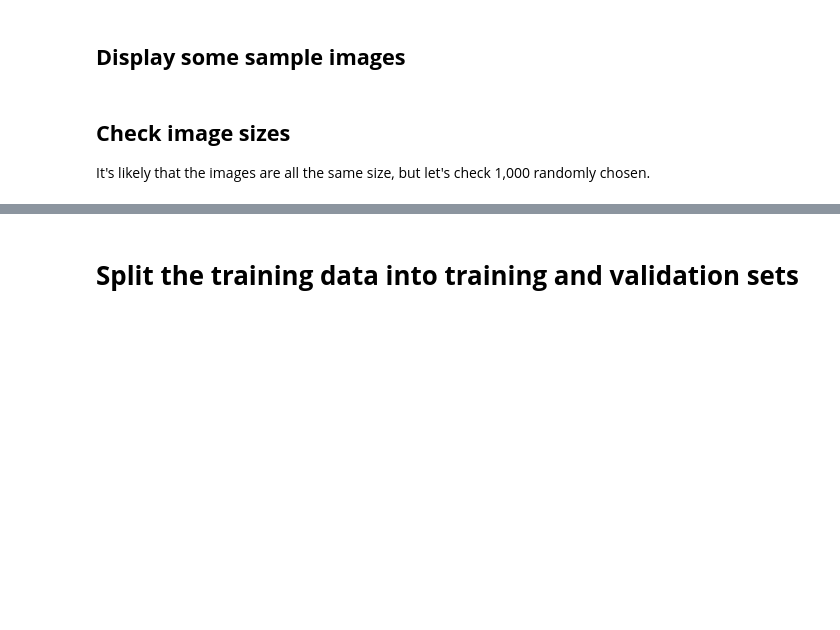
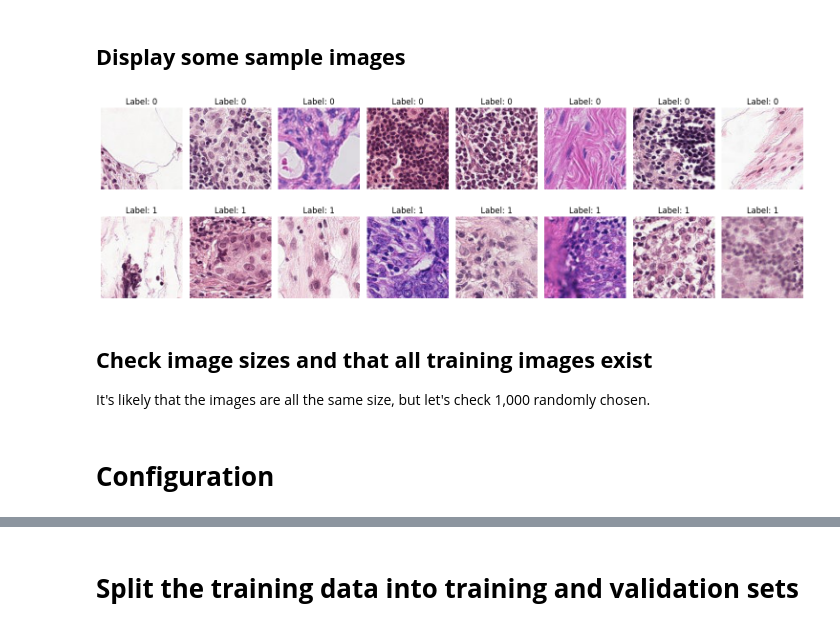
Before and after one commit to OlaKlingberg/Cancer-Detection, a Jupyter notebook: dtsa-5511-m3-cnn-cancer-detection.ipynb, the cells around one changed output, grey strips where cells are left out. Cells and saved outputs as stored; diff of their text form; code cells hidden in the pictures; blank space fills up the shorter version.

```diff
--- a/dtsa-5511-m3-cnn-cancer-detection.ipynb
+++ b/dtsa-5511-m3-cnn-cancer-detection.ipynb
@@ -52,9 +68,9 @@ test_dir = os.path.join(main_dir, 'test/')
 # **Data**
 # %%
 # Load the training id:s and labels
-train_ids = pd.read_csv(main_dir + 'train_labels.csv')
+train_ids_full = pd.read_csv(main_dir + 'train_labels.csv')
 
-train_ids.head()
+train_ids_full.head()
 # %% [output]
 |  | id | label |
 | 0 | f38a6374c348f90b587e046aac6079959... | 0 |
@@ -91,14 +107,14 @@ plt.show()
 [figure]
 # %%
 # Add ".tif" to the id:s (unless it's already been done)
-if train_ids['id'][0][-4:] != '.tif':
-    train_ids['id'] = train_ids['id'] + '.tif'
+if train_ids_full['id'][0][-4:] != '.tif':
+    train_ids_full['id'] = train_ids_full['id'] + '.tif'
 
 if test_ids['id'][0][-4:] != '.tif':
     test_ids['id'] = test_ids['id'] + '.tif'
 
 # Check the results
-print(train_ids.head())
+print(train_ids_full.head())
 print(test_ids.head())
 # %% [output]
                                              id  label
@@ -148,25 +136,27 @@ train_ids[~train_ids['id'].isin(train_directory_file_set)]
 # %%
 # Set up a grid of 2 rows and 8 columns
 fig, axes = plt.subplots(2, 8, figsize = (15, 5))
 
 # Flatten the axes array for easy iteration
 axes = axes.flatten()
 
 # Display 5 images of each class
 i = 0 # Indes for the axes array
-for label in ["0", "1"]:
-    sample_ids = train_ids[train_ids['label'] == label]['id'].head(8)
+for label in [0, 1]:
+    sample_ids = train_ids_full[train_ids_full['label'] == label]['id'].head(8)
     for img_id in sample_ids:
         img_path = train_dir + img_id
         img = Image.open(img_path)
         axes[i].imshow(img)
         axes[i].set_title(f'Label: {label}')
         axes[i].axis('off') # Hide the axes ticks
         i += 1 # Move to the next subplot
 
 plt.tight_layout()
 plt.show()
+# %% [output]
+[figure, added]
 # %% [markdown]
-## **Check image sizes**
+## **Check image sizes and that all training images exist**
 
 It's likely that the images are all the same size, but let's check 1,000 randomly chosen.
@@ -195,0 +163,2 @@ for size, count in size_counts.most_common(5):
+# %% [markdown]
+# **Configuration**
```
Also changed, not shown: parts of 48 cells of this notebook.
